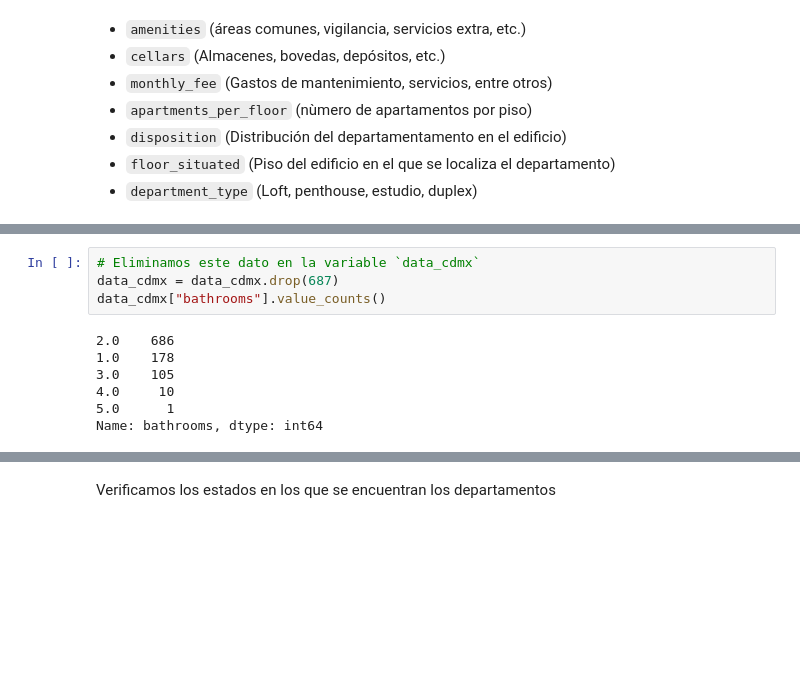
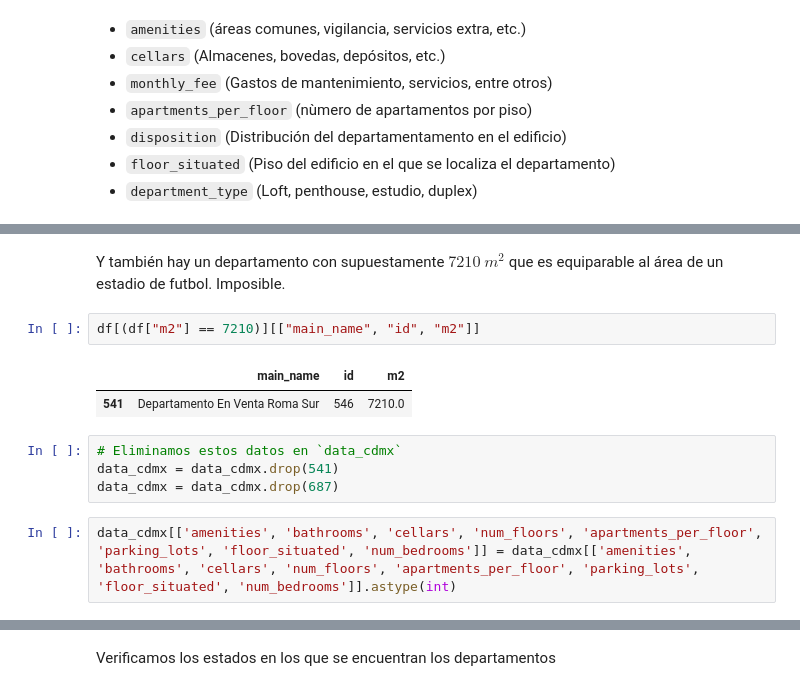
Before and after one commit to joshbrx/DataScience_challenge, a Jupyter notebook: Departamentos_en_la_CDMX.ipynb, the cells around one changed output, grey strips where cells are left out. Saved outputs shown, nothing was run; the diff lists cells and outputs as text; blank space fills up the shorter version.

```diff
--- a/Departamentos_en_la_CDMX.ipynb
+++ b/Departamentos_en_la_CDMX.ipynb
@@ -224,17 +229,19 @@ df[(df.iloc[:,21] == 23)].iloc[:, [0, 7,21, 32]]
 # %% [output]
 |  | main_name | id | bathrooms | m2 |
 | 687 | Departamento En Venta Roma Sur | 692 | 23.0 | 91.0 |
+# %% [markdown]
+Y también hay un departamento con supuestamente $7210\ m^2$ que es equiparable al área de un estadio de futbol. Imposible.
+# %%
+df[(df["m2"] == 7210)][["main_name", "id", "m2"]]
+# %% [output]
+|  | main_name | id | m2 |
+| 541 | Departamento En Venta Roma Sur | 546 | 7210.0 |
 # %%
-# Eliminamos este dato en la variable `data_cdmx`
+# Eliminamos estos datos en `data_cdmx`
+data_cdmx = data_cdmx.drop(541)
 data_cdmx = data_cdmx.drop(687)
-data_cdmx["bathrooms"].value_counts()
-# %% [output]
-2.0    686
-1.0    178
-3.0    105
-4.0     10
-5.0      1
-Name: bathrooms, dtype: int64
+# %%
+data_cdmx[['amenities', 'bathrooms', 'cellars', 'num_floors', 'apartments_per_floor', 'parking_lots', 'floor_situated', 'num_bedrooms']] = data_cdmx[['amenities', 'bathrooms', 'cellars', 'num_floors', 'apartments_per_floor', 'parking_lots', 'floor_situated', 'num_bedrooms']].astype(int)
 # %%
 data_cdmx.info()
 # %% [output]
```
Also changed, not shown: parts of 21 cells of this notebook.
